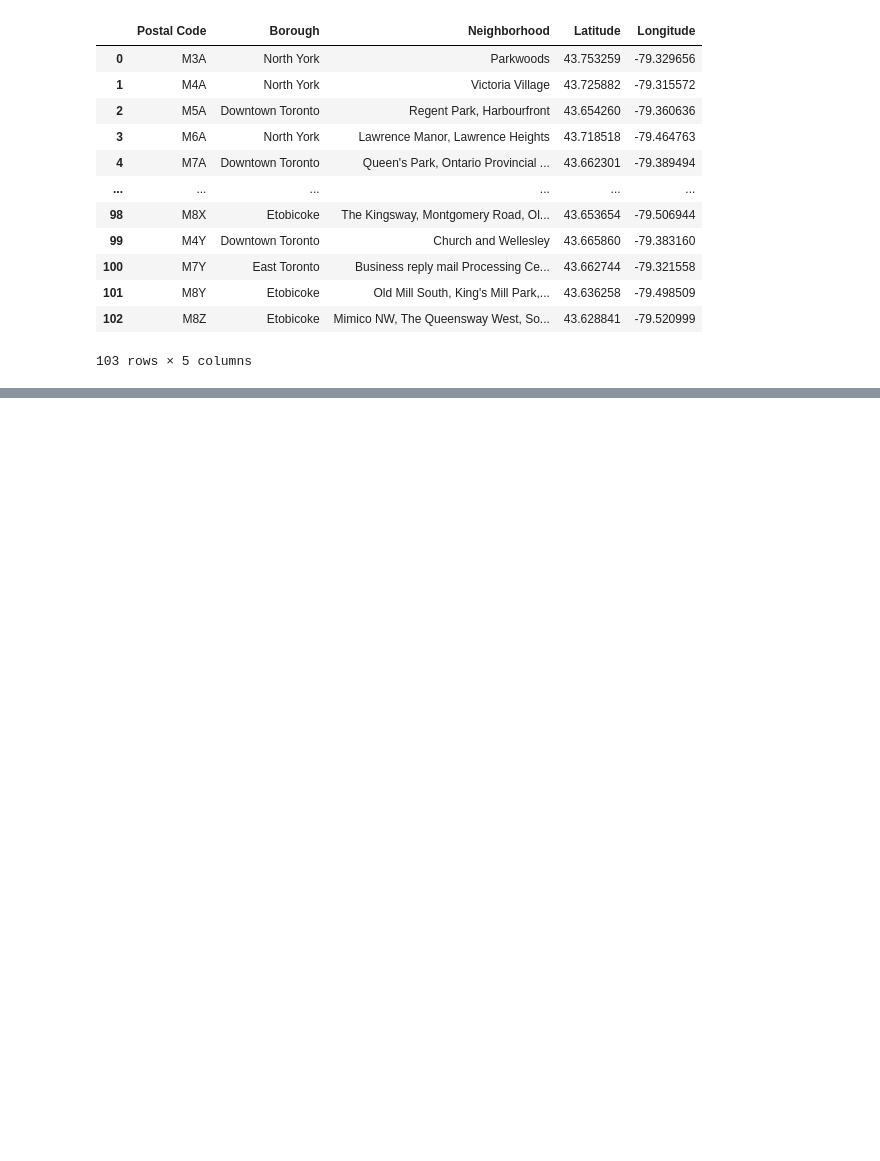
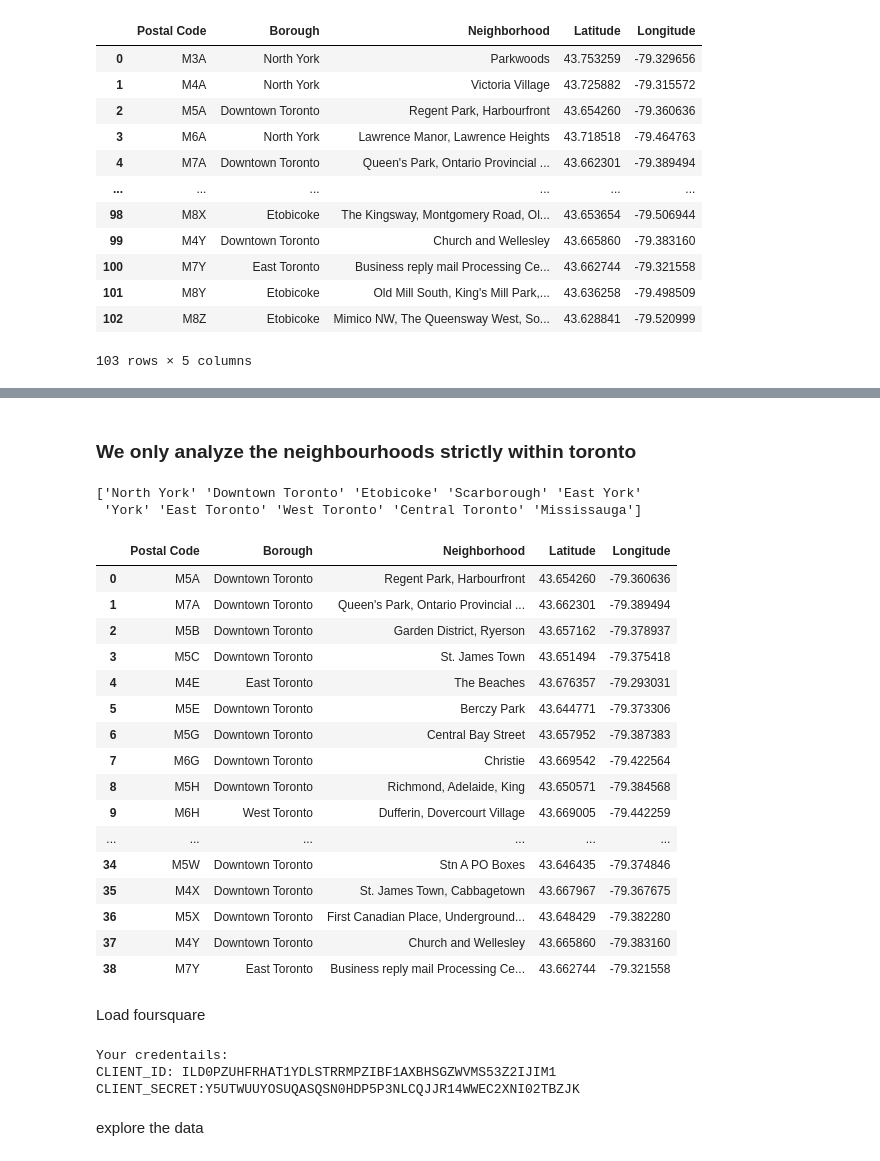
Before and after one commit to mding-gyb/Coursera_Capstone, a Jupyter notebook: Toronto Neighbourhood Clustering.ipynb, the cells around one changed output, grey strips where cells are left out. Drawn from its saved outputs; the diff is of its cells as text; code cells hidden in the pictures; blank space fills up the shorter version.

```diff
--- a/Toronto Neighbourhood Clustering.ipynb
+++ b/Toronto Neighbourhood Clustering.ipynb
@@ -178,0 +181,31 @@ final_df
+# %%
+! pip install geopy
+! pip install matplotlib sklearn numpy pandas json requests
+
+import folium
+import numpy as np # library to handle data in a vectorized manner
+
+import pandas as pd # library for data analsysis
+pd.set_option('display.max_columns', None)
+pd.set_option('display.max_rows', None)
+
+import json # library to handle JSON files
+
+!conda install -c conda-forge geopy --yes # uncomment this line if you haven't completed the Foursquare API lab
+from geopy.geocoders import Nominatim # convert an address into latitude and longitude values
+
+import requests # library to handle requests
+from pandas.io.json import json_normalize # tranform JSON file into a pandas dataframe
+
+# Matplotlib and associated plotting modules
+import matplotlib.cm as cm
+import matplotlib.colors as colors
+
+# import k-means from clustering stage
+! pip install sklearn
+from sklearn.cluster import KMeans
+
+#!conda install -c conda-forge folium=0.5.0 --yes # uncomment this line if you haven't completed the Foursquare API lab
+import folium # map rendering library
+
+print('Libraries imported.')
@@ -178,0 +262,42 @@ final_df
+# %% [markdown]
+### We only analyze the neighbourhoods strictly within toronto
+# %%
+print(final_df['Borough'].unique())
+toronto_data = final_df[final_df['Borough'].str.contains(pat = 'Toronto') ].reset_index(drop=True)
+toronto_data
+# %% [output]
+['North York' 'Downtown Toronto' 'Etobicoke' 'Scarborough' 'East York'
+ 'York' 'East Toronto' 'West Toronto' 'Central Toronto' 'Mississauga']
+|  | Postal Code | Borough | Neighborhood | Latitude | Longitude |
+| 0 | M5A | Downtown Toronto | Regent Park, Harbourfront | 43.654260 | -79.360636 |
+| 1 | M7A | Downtown Toronto | Queen's Park, Ontario Provincial ... | 43.662301 | -79.389494 |
+| 2 | M5B | Downtown Toronto | Garden District, Ryerson | 43.657162 | -79.378937 |
+| 3 | M5C | Downtown Toronto | St. James Town | 43.651494 | -79.375418 |
+| 4 | M4E | East Toronto | The Beaches | 43.676357 | -79.293031 |
+| 5 | M5E | Downtown Toronto | Berczy Park | 43.644771 | -79.373306 |
+| 6 | M5G | Downtown Toronto | Central Bay Street | 43.657952 | -79.387383 |
+| 7 | M6G | Downtown Toronto | Christie | 43.669542 | -79.422564 |
+| 8 | M5H | Downtown Toronto | Richmond, Adelaide, King | 43.650571 | -79.384568 |
+| 9 | M6H | West Toronto | Dufferin, Dovercourt Village | 43.669005 | -79.442259 |
+| ... | ... | ... | ... | ... | ... |
+| 34 | M5W | Downtown Toronto | Stn A PO Boxes | 43.646435 | -79.374846 |
+| 35 | M4X | Downtown Toronto | St. James Town, Cabbagetown | 43.667967 | -79.367675 |
+| 36 | M5X | Downtown Toronto | First Canadian Place, Underground... | 43.648429 | -79.382280 |
+| 37 | M4Y | Downtown Toronto | Church and Wellesley | 43.665860 | -79.383160 |
+| 38 | M7Y | East Toronto | Business reply mail Processing Ce... | 43.662744 | -79.321558 |
+# %% [markdown]
+Load foursquare
+# %%
+CLIENT_ID = 'ILD0PZUHFRHAT1YDLSTRRMPZIBF1AXBHSGZWVMS53Z2IJIM1' # your Foursquare ID
+CLIENT_SECRET = 'Y5UTWUUYOSUQASQSN0HDP5P3NLCQJJR14WWEC2XNI02TBZJK' # your Foursquare Secret
+VERSION = '20180605' # Foursquare API version
+
+print('Your credentails:')
+print('CLIENT_ID: ' + CLIENT_ID)
+print('CLIENT_SECRET:' + CLIENT_SECRET)
+# %% [output]
+Your credentails:
+CLIENT_ID: ILD0PZUHFRHAT1YDLSTRRMPZIBF1AXBHSGZWVMS53Z2IJIM1
+CLIENT_SECRET:Y5UTWUUYOSUQASQSN0HDP5P3NLCQJJR14WWEC2XNI02TBZJK
+# %% [markdown]
+explore the data
```
Also changed, not shown: parts of 22 cells of this notebook.
